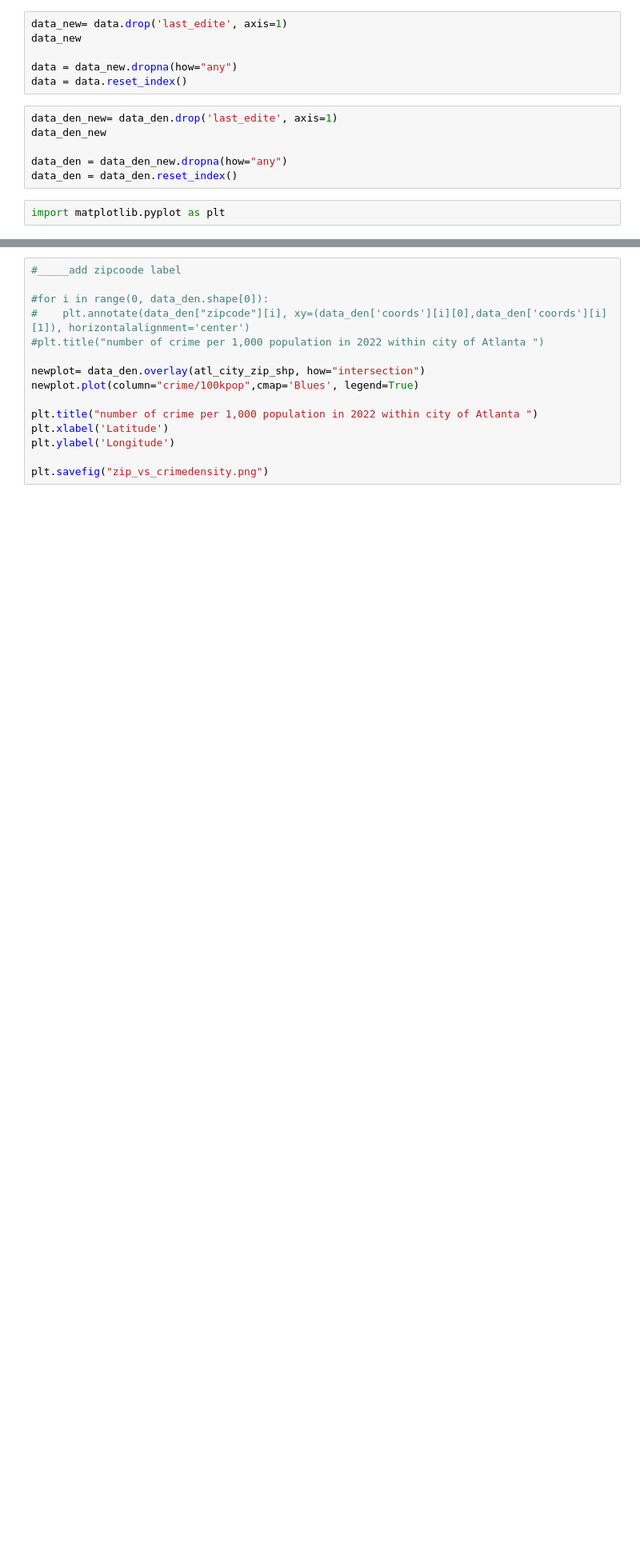
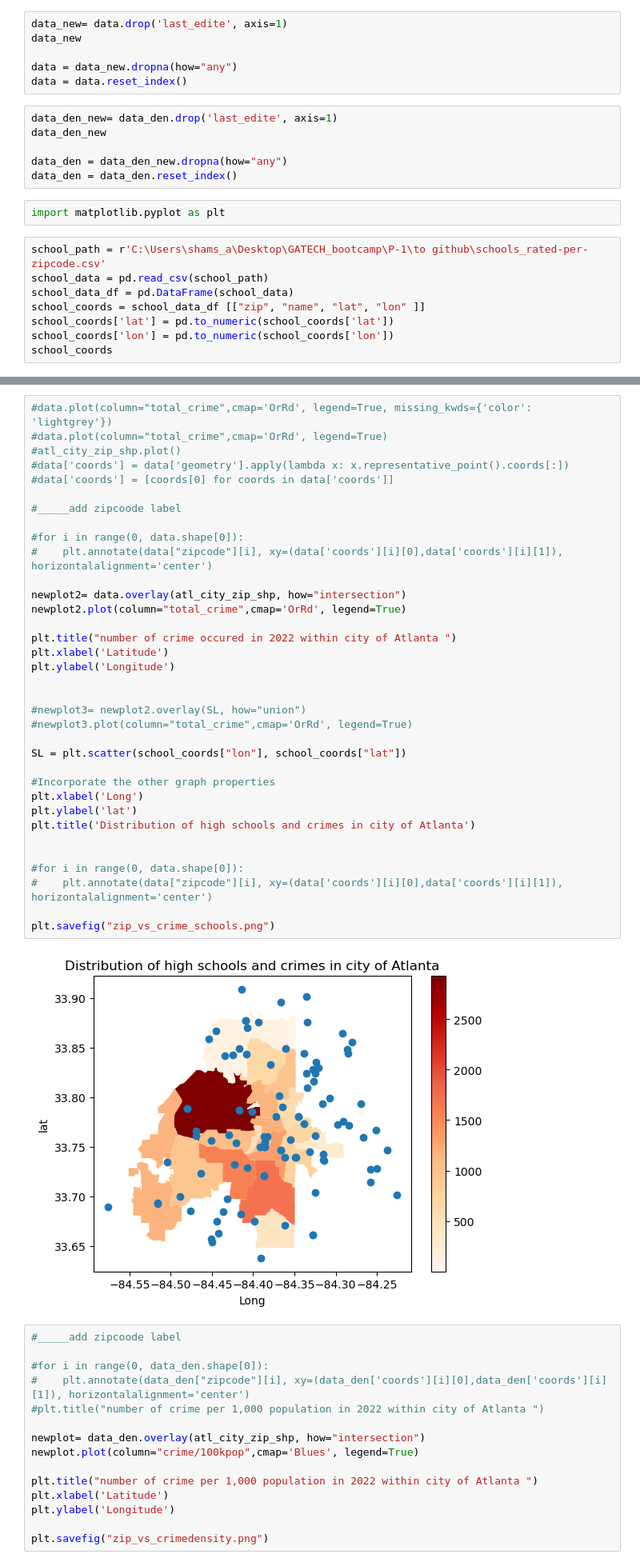
Before and after one commit to KellyPared/GT-Bootcamp-Atlanta_schoolsby_district, a Jupyter notebook: crime_zipcode_shapefile.ipynb, the cells around one changed output, grey strips where cells are left out. Shown: that part at 80% size. Drawn from its saved outputs; the diff is of its cells as text; blank space fills up the shorter version.

```diff
--- a/crime_zipcode_shapefile.ipynb
+++ b/crime_zipcode_shapefile.ipynb
@@ -127,3 +127,11 @@ data_den = data_den_new.dropna(how="any")
 data_den = data_den.reset_index()
 # %%
 import matplotlib.pyplot as plt
+# %%
+school_path = r'C:\Users\shams_a\Desktop\GATECH_bootcamp\P-1\to github\schools_rated-per-zipcode.csv'
+school_data = pd.read_csv(school_path)
+school_data_df = pd.DataFrame(school_data)
+school_coords = school_data_df [["zip", "name", "lat", "lon" ]]
+school_coords['lat'] = pd.to_numeric(school_coords['lat'])
+school_coords['lon'] = pd.to_numeric(school_coords['lon'])
+school_coords
@@ -153,6 +188,43 @@ plt.ylabel('Longitude')
 # %% [output]
 Text(85.48371634942076, 0.5, 'Longitude')
 [figure]
+# %%
+#data.plot(column="total_crime",cmap='OrRd', legend=True, missing_kwds={'color': 'lightgrey'})
+#data.plot(column="total_crime",cmap='OrRd', legend=True)
+#atl_city_zip_shp.plot()
+#data['coords'] = data['geometry'].apply(lambda x: x.representative_point().coords[:])
+#data['coords'] = [coords[0] for coords in data['coords']]
+
+#_____add zipcoode label
+
+#for i in range(0, data.shape[0]):
+#    plt.annotate(data["zipcode"][i], xy=(data['coords'][i][0],data['coords'][i][1]), horizontalalignment='center')
+
+newplot2= data.overlay(atl_city_zip_shp, how="intersection")
+newplot2.plot(column="total_crime",cmap='OrRd', legend=True)
+
+plt.title("number of crime occured in 2022 within city of Atlanta ")
+plt.xlabel('Latitude')
+plt.ylabel('Longitude')
+
+
+#newplot3= newplot2.overlay(SL, how="union")
+#newplot3.plot(column="total_crime",cmap='OrRd', legend=True)
+
+SL = plt.scatter(school_coords["lon"], school_coords["lat"])
+
+#Incorporate the other graph properties
+plt.xlabel('Long')
+plt.ylabel('lat')
+plt.title('Distribution of high schools and crimes in city of Atlanta')
+
+
+#for i in range(0, data.shape[0]):
+#    plt.annotate(data["zipcode"][i], xy=(data['coords'][i][0],data['coords'][i][1]), horizontalalignment='center')
+
+plt.savefig("zip_vs_crime_schools.png")
+# %% [output]
+[figure, added]
 # %%
 #_____add zipcoode label
 
```
Also changed, not shown: parts of 16 cells of this notebook, 6 other files.
